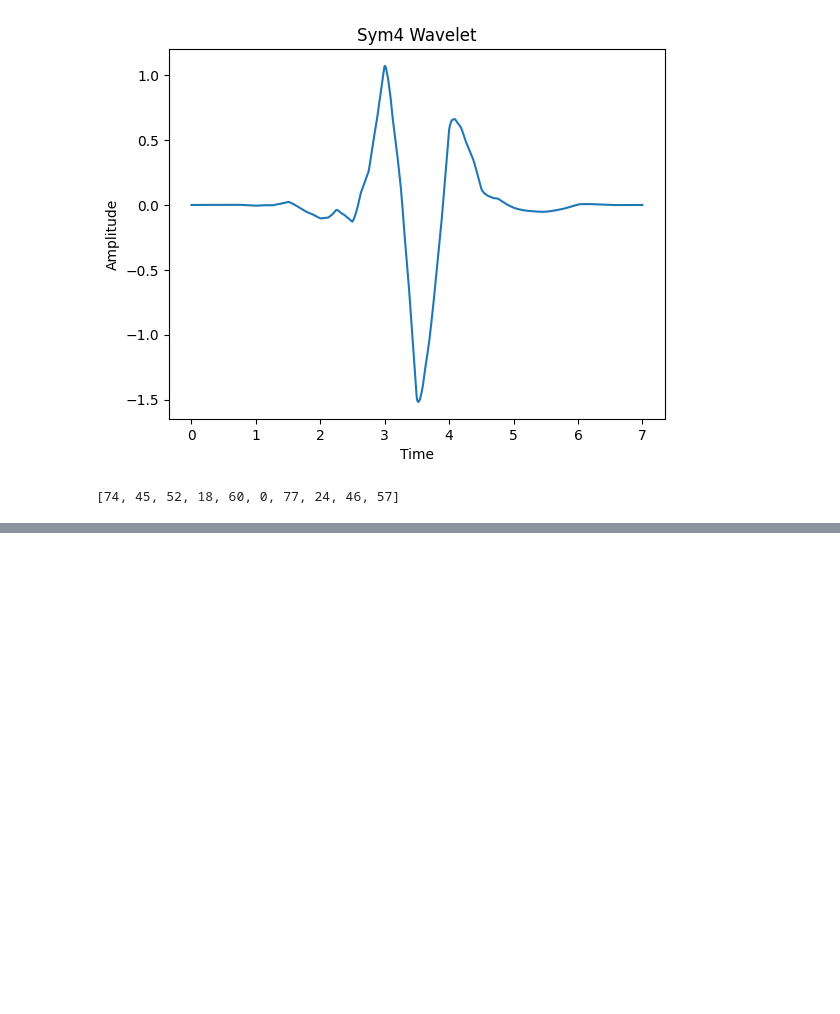
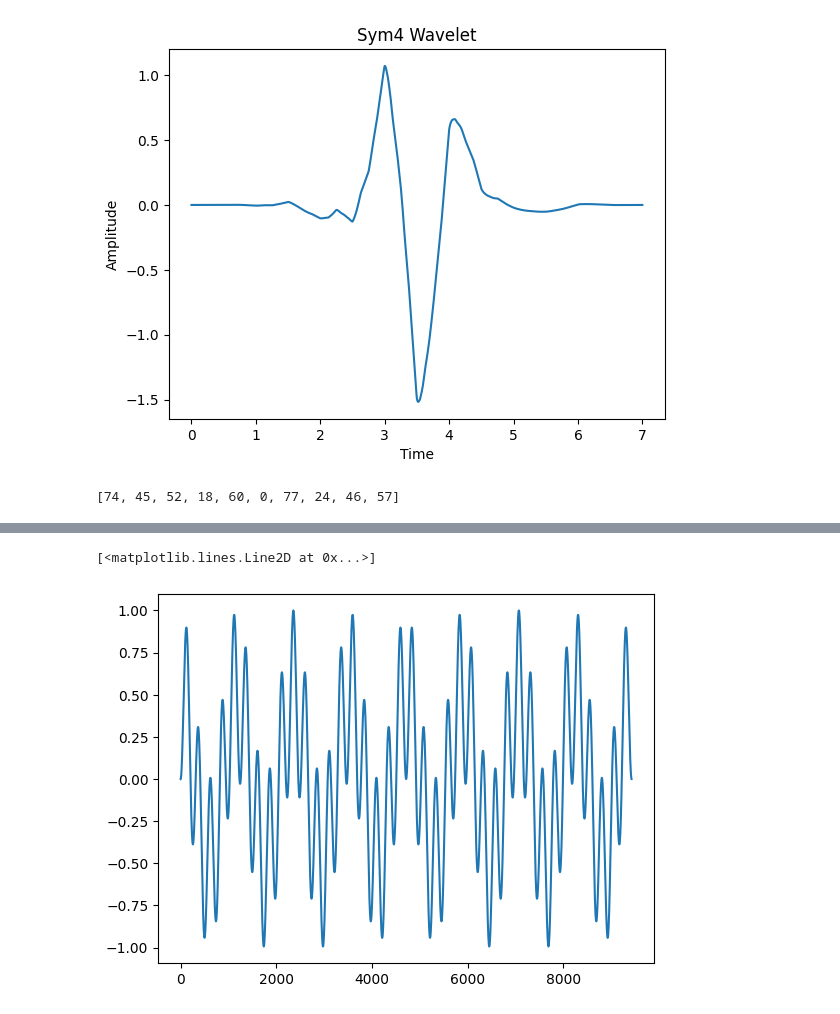
Before and after one commit to zaidpitafi/heartsim, a Jupyter notebook: z.ipynb, the cells around one changed output, grey strips where cells are left out. Cells and saved outputs as stored; diff of their text form; code cells hidden in the pictures; blank space fills up the shorter version.

```diff
--- a/z.ipynb
+++ b/z.ipynb
@@ -77,0 +89,6 @@ plt.plot(a)
+# %%
+c = a*b
+plt.plot(c)
+# %% [output]
+[<matplotlib.lines.Line2D at 0x...>]
+[figure, added]
```
Also changed, not shown: parts of 13 cells of this notebook, 2 other files.
